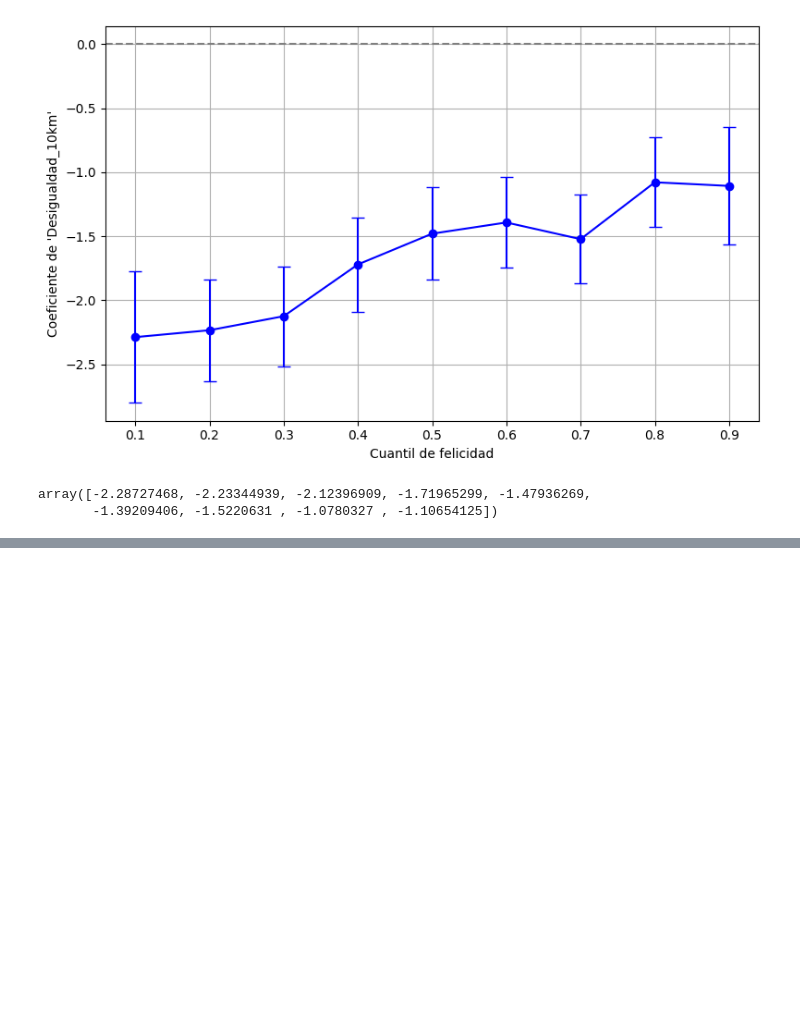
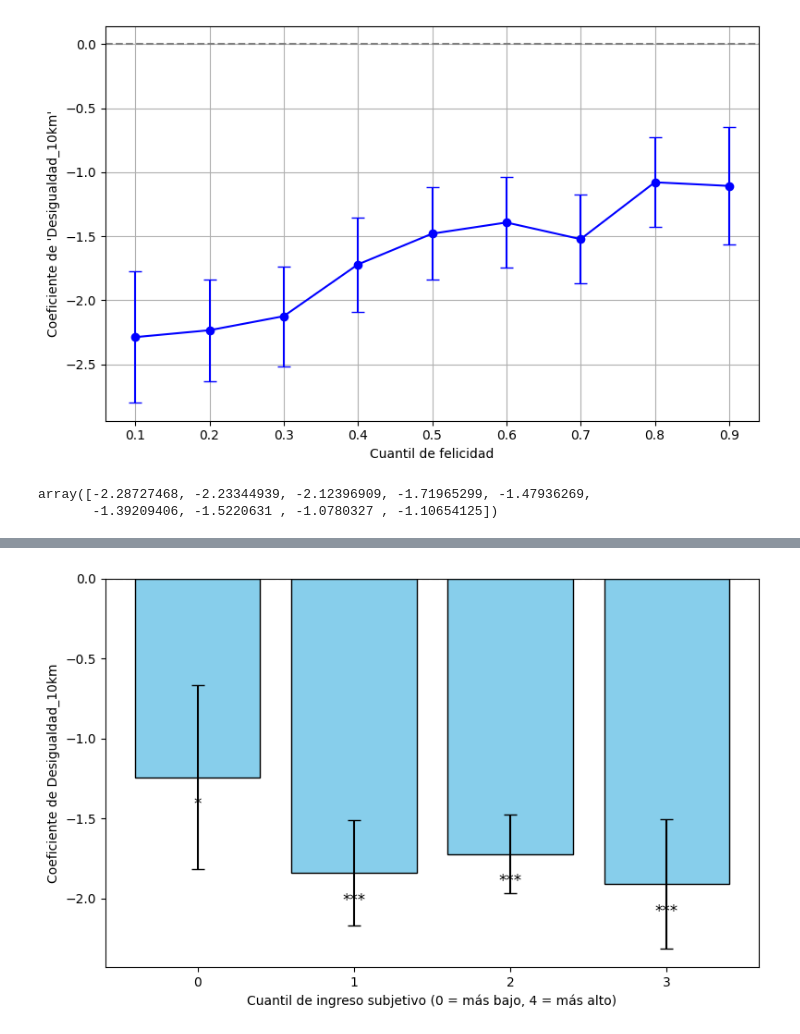
Before and after one commit to LCaravaggio/FelicidadDesigualdad, a Jupyter notebook: Resultados.ipynb, the cells around one changed output, grey strips where cells are left out. Drawn from its saved outputs; the diff is of its cells as text; code cells hidden in the pictures; blank space fills up the shorter version.

```diff
--- a/Resultados.ipynb
+++ b/Resultados.ipynb
@@ -570,0 +658,2 @@ array([-2.28727468, -2.23344939, -2.12396909, -1.71965299, -1.47936269,
+# %%
+latino["ingreso_subjetivo"]=latino["S5"]
@@ -570,0 +710,60 @@ array([-2.28727468, -2.23344939, -2.12396909, -1.71965299, -1.47936269,
+# %%
+ciudades['ciudad']=ciudades['City']
+# %%
+latino["capital"] = np.where(latino["tamciud"].isin(["(Capital)", "100.001 y más"]), 1, 0)
+# %%
+latino["grupo_ingreso"] = (
+    latino["ingreso_subjetivo"]
+    .fillna(-1)   # o algún valor válido según tu escala
+    .astype(int)
+)
+# %%
+# Asegurate de que ambas columnas 'ciudad' estén en el mismo formato
+latino = latino.merge(ciudades[["ciudad", "Desigualdad_10km"]], on="ciudad", how="left")
+latino[["ciudad", "Desigualdad_10km"]].drop_duplicates().head()
+df = latino[["felicidad", "Desigualdad_10km", "redes", "grupo_ingreso", "capital",
+             "años_estudio", "desigualdad_subjetiva", "aceptacion_desigualdad"]].replace([np.inf, -np.inf], np.nan).dropna()
+# Crear cuantiles de ingreso subjetivo
+df["q_ingreso"] = pd.qcut(df["grupo_ingreso"], q=10, labels=False, duplicates='drop')
+
+
+# Listas para almacenar resultados
+coeficientes = []
+ses = []
+pvalores = []
+cuantiles = sorted(df["q_ingreso"].unique())
+
+# Estimar regresiones por cuantil
+for q in cuantiles:
+    subdf = df[df["q_ingreso"] == q]
+    mod = smf.ols("felicidad ~ Desigualdad_10km + redes + capital + años_estudio + desigualdad_subjetiva + aceptacion_desigualdad", subdf)
+    res = mod.fit(cov_type="HC1")
+    coeficientes.append(res.params["Desigualdad_10km"])
+    ses.append(res.bse["Desigualdad_10km"])
+    pvalores.append(res.pvalues["Desigualdad_10km"])
+
+# Graficar
+plt.figure(figsize=(8, 5))
+bars = plt.bar(cuantiles, coeficientes, yerr=ses, capsize=5, color='skyblue', edgecolor='black')
+
+# Agregar asteriscos de significancia
+for i, p in enumerate(pvalores):
+    if p < 0.001:
+        sig = '***'
+    elif p < 0.01:
+        sig = '**'
+    elif p < 0.05:
+        sig = '*'
+    else:
+        sig = ''
+    plt.text(cuantiles[i], coeficientes[i] + np.sign(coeficientes[i]) * 0.2, sig, ha='center', fontsize=12)
+
+plt.axhline(0, color='gray', linestyle='--')
+plt.xlabel("Cuantil de ingreso subjetivo (0 = más bajo, 4 = más alto)")
+plt.ylabel("Coeficiente de Desigualdad_10km")
+plt.xticks(cuantiles)
+#plt.title("Efecto de la desigualdad sobre la felicidad según ingreso")
+plt.tight_layout()
+plt.show()
+# %% [output]
+[figure, added]
```
Also changed, not shown: parts of 13 cells of this notebook.
